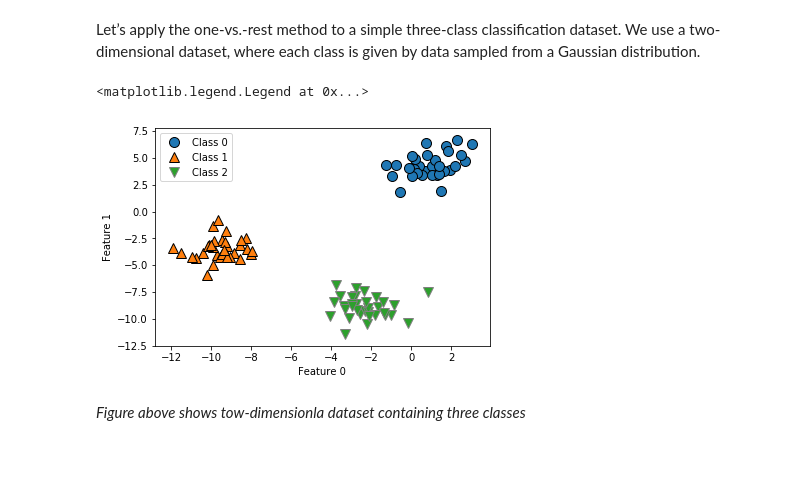
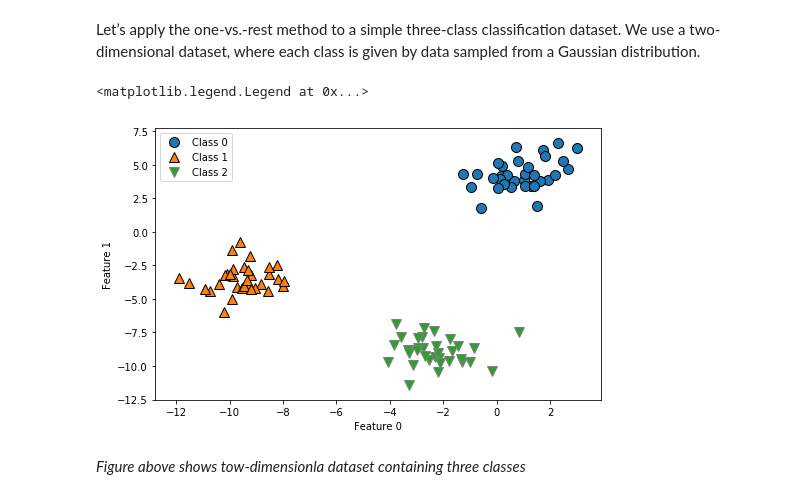
Before and after one commit to abudata/Machine_Learning, a Jupyter notebook: Supervised_Learning_Linear_Models_for_Classification.ipynb, the cells around one changed output. Cells and saved outputs as stored; diff of their text form; code cells hidden in the pictures; blank space fills up the shorter version.

```diff
--- a/Supervised_Learning_Linear_Models_for_Classification.ipynb
+++ b/Supervised_Learning_Linear_Models_for_Classification.ipynb
@@ -150,15 +150,16 @@ Let’s apply the one-vs.-rest method to a simple three-class classification dat
 # %%
 from sklearn.datasets import make_blobs
 
+plt.figure(figsize=(8,5))
 X, y = make_blobs(random_state=333)
 mglearn.discrete_scatter(X[:,0], X[:,1], y)
 plt.xlabel('Feature 0')
 plt.ylabel('Feature 1')
 plt.legend(['Class 0', 'Class 1', 'Class 2'])
 #plt.legend()
 # %% [output]
 <matplotlib.legend.Legend at 0x...>
-[figure, old version]
+[figure, new version]
 # %% [markdown]
 *Figure above shows tow-dimensionla dataset containing three classes*
 # %% [markdown]
```
Also changed, not shown: parts of 8 cells of this notebook.
